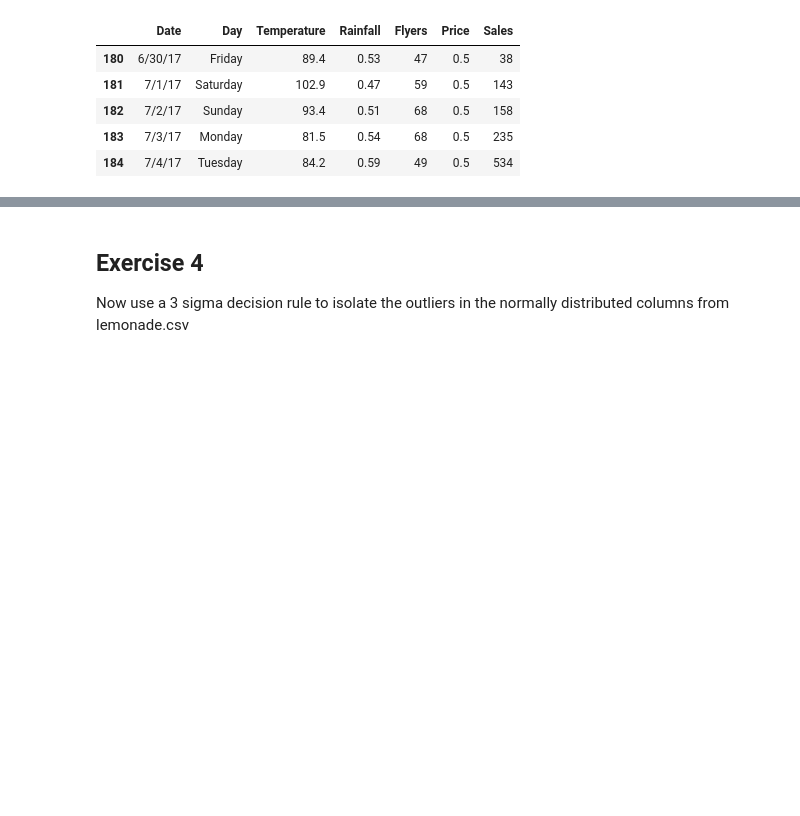
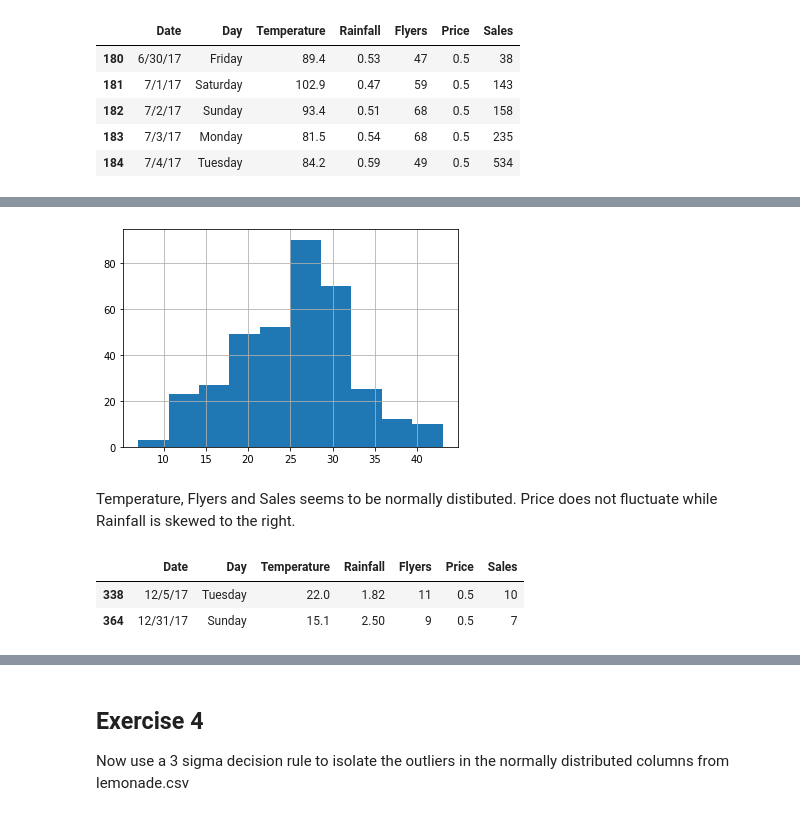
Before and after one commit to gilbert-noriega-ii/anomaly-detection-exercises, a Jupyter notebook: continuous_probabilistic_methods.ipynb, the cells around one changed output, grey strips where cells are left out. Cells and saved outputs as stored; diff of their text form; code cells hidden in the pictures; blank space fills up the shorter version.

```diff
--- a/continuous_probabilistic_methods.ipynb
+++ b/continuous_probabilistic_methods.ipynb
@@ -189,0 +341,7 @@ Should certain outliers be kept or removed?
+# %%
+df.Sales[df.Sales <= 50].hist()
+plt.show()
+# %% [output]
+[figure, added]
+# %% [markdown]
+Temperature, Flyers and Sales seems to be normally distibuted. Price does not fluctuate while Rainfall is skewed to the right.
@@ -189,0 +357,6 @@ Should certain outliers be kept or removed?
+# %%
+df[df.Temperature < lower_temp]
+# %% [output]
+|  | Date | Day | Temperature | Rainfall | Flyers | Price | Sales |
+| 338 | 12/5/17 | Tuesday | 22.0 | 1.82 | 11 | 0.5 | 10 |
+| 364 | 12/31/17 | Sunday | 15.1 | 2.50 | 9 | 0.5 | 7 |
```
Also changed, not shown: parts of 54 cells of this notebook.
